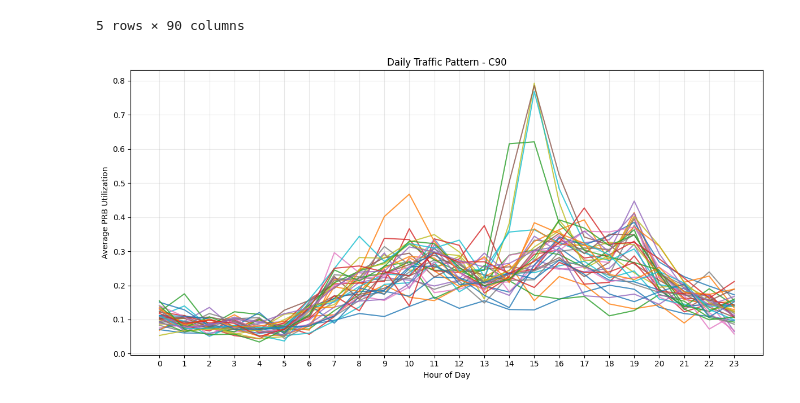
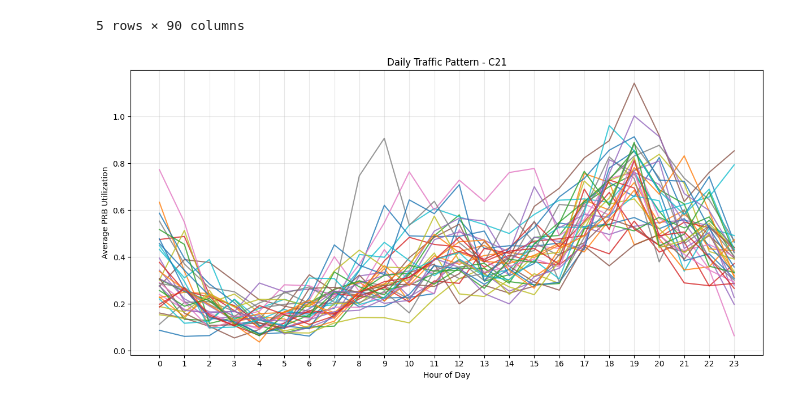
Before and after one commit to jraja13/RL-for-cell-switch-off, a Jupyter notebook: Datasets/Base/cell_type.ipynb, the cells around one changed output. Saved outputs shown, nothing was run; the diff lists cells and outputs as text; code cells hidden in the pictures.

```diff
--- a/Datasets/Base/cell_type.ipynb
+++ b/Datasets/Base/cell_type.ipynb
@@ -78,9 +78,9 @@ def plot_daily_pattern(df, cell="C1"):
     plt.tight_layout()
     plt.show()
 # %%
-plot_daily_pattern(cell_PRB_df, "C90")
+plot_daily_pattern(cell_PRB_df, "C21")
 # %% [output]
-[figure, old version]
+[figure, new version]
 # %%
 # add a row below column name for cell types, where the value is the cell type for each cell.
 
```
Also changed, not shown: 4 other files.
